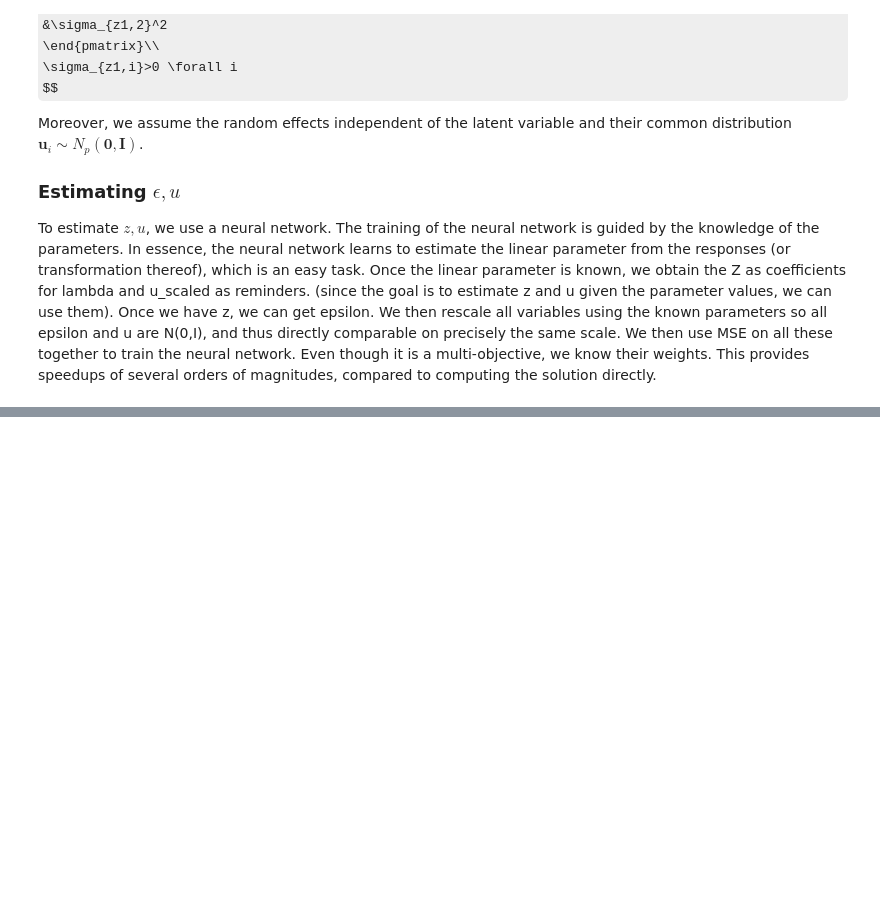
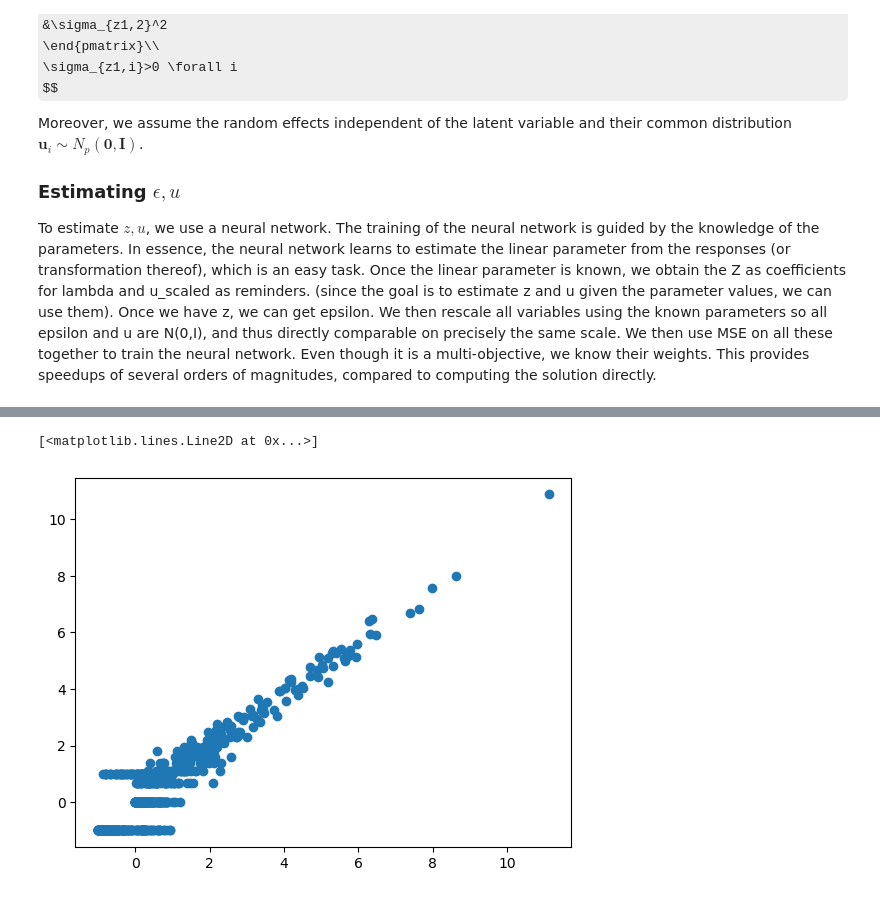
Before and after one commit to wiwh/gllvmprime, a Jupyter notebook: code/VARGLLVM.ipynb, the cells around one changed output, grey strips where cells are left out. Drawn from its saved outputs; the diff is of its cells as text; code cells hidden in the pictures; some formulas as TeX source; blank space fills up the shorter version.

```diff
--- a/code/VARGLLVM.ipynb
+++ b/code/VARGLLVM.ipynb
@@ -392,0 +532,8 @@ KeyboardInterrupt:
+# %%
+_, decoded_mean = model(data_true['epsilon'], data_true['u'], data_true['x'])
+# %%
+plt.scatter(model.transform_responses(decoded_mean).detach().numpy(), model.transform_responses(data_true['y']).detach().numpy())
+plt.plot([0,])
+# %% [output]
+[<matplotlib.lines.Line2D at 0x...>]
+[figure, added]
```
Also changed, not shown: parts of 14 cells of this notebook, 3 other files.
